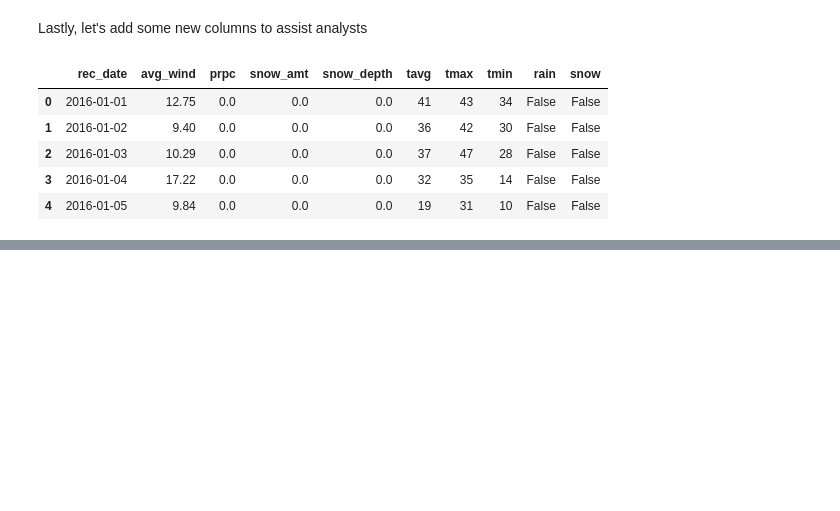
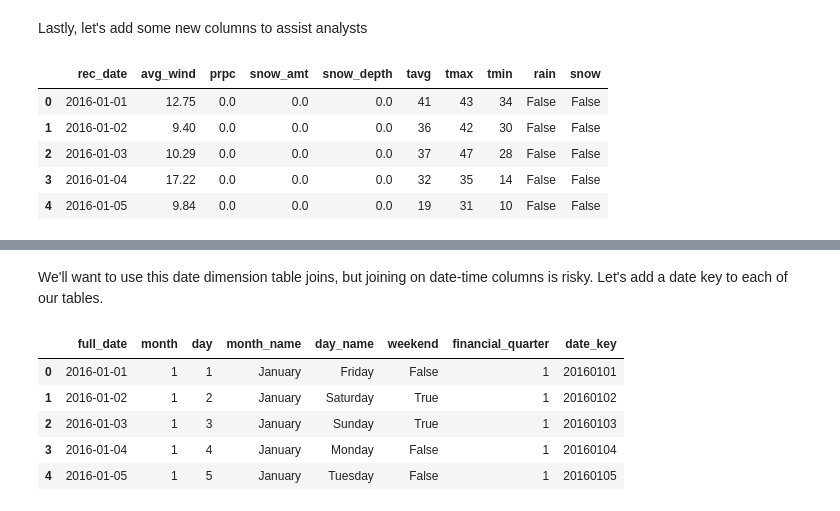
Before and after one commit to M21x1/PipeLiningEverythingProjetcs, a Jupyter notebook: bike_rental_data_management/bike_rental_code.ipynb, the cells around one changed output, grey strips where cells are left out. Cells and saved outputs as stored; diff of their text form; code cells hidden in the pictures; blank space fills up the shorter version.

```diff
--- a/bike_rental_data_management/bike_rental_code.ipynb
+++ b/bike_rental_data_management/bike_rental_code.ipynb
@@ -460,0 +467,10 @@ df_weather.head()
+# %%
+# Our data starts on 2016-01-01
+start = datetime.datetime(2016,1,1)
+# Generate the remaining days of the year -- leap year!
+date_col = [start + datetime.timedelta(days=x) for x in range(366)]
+# We create a dataframe
+df_date = pd.DataFrame(date_col, dtype='datetime64[ns]')
+# we rename the only column created in df_date with date_col
+df_date.columns = ['full_date']
+df_date.head()
@@ -460,0 +484,8 @@ df_weather.head()
+# %%
+# Generate month and day names
+df_date['month'] = df_date['full_date'].apply(lambda x: x.month)
+df_date['day'] = df_date['full_date'].apply(lambda x: x.day)
+df_date['month_name'] = df_date['full_date'].apply(lambda x: x.strftime('%B'))
+df_date['day_name'] = df_date['full_date'].apply(lambda x: x.strftime('%A'))
+df_date['weekend'] = df_date['day_name'].apply(lambda x: 1 if (x == 'Saturday' or x == 'Sunday') else 0).astype(bool)
+df_date.head()
@@ -460,0 +499,16 @@ df_weather.head()
+# %%
+# Helper function to generate financial quarters
+
+def get_quarter(x):
+    if x <= 3:
+        return 1
+    elif x <= 6:
+        return 2
+    elif x <= 9:
+        return 3
+    else:
+        return 4
+
+# Add financial quarters
+df_date['financial_quarter'] = df_date['month'].apply(get_quarter)
+df_date.head()
@@ -460,0 +522,16 @@ df_weather.head()
+# %% [markdown]
+We'll want to use this date dimension table joins, but joining on date-time columns is risky. Let's add a date key to each of our tables.
+# %%
+df_date['date_key'] = df_date['full_date'].apply(lambda x: int(x.strftime('%Y%m%d').strip('_')))
+df_weather['date_key'] = df_weather['rec_date'].apply(lambda x: int(x.strftime('%Y%m%d').strip('_')))
+df_bike['date_key'] = df_bike['start_time'].apply(lambda x: int(x.strftime('%Y%m%d').strip('_')))
+
+# Take a look at the head and tail of the date table
+df_date.head()
+# %% [output]
+|  | full_date | month | day | month_name | day_name | weekend | financial_quarter | date_key |
+| 0 | 2016-01-01 | 1 | 1 | January | Friday | False | 1 | 20160101 |
+| 1 | 2016-01-02 | 1 | 2 | January | Saturday | True | 1 | 20160102 |
+| 2 | 2016-01-03 | 1 | 3 | January | Sunday | True | 1 | 20160103 |
+| 3 | 2016-01-04 | 1 | 4 | January | Monday | False | 1 | 20160104 |
+| 4 | 2016-01-05 | 1 | 5 | January | Tuesday | False | 1 | 20160105 |
```
Also changed, not shown: parts of 21 cells of this notebook, 6 other files.
